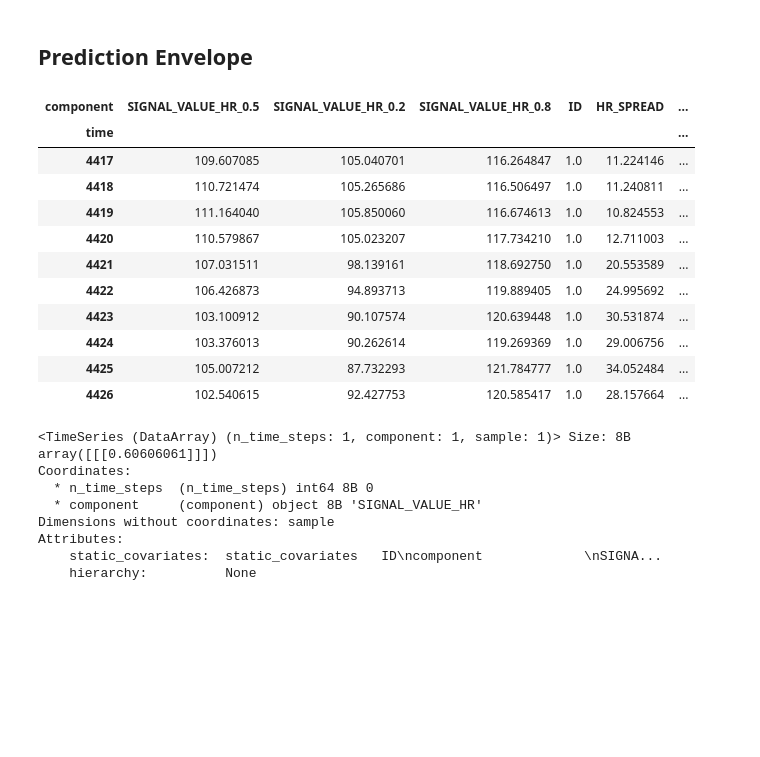
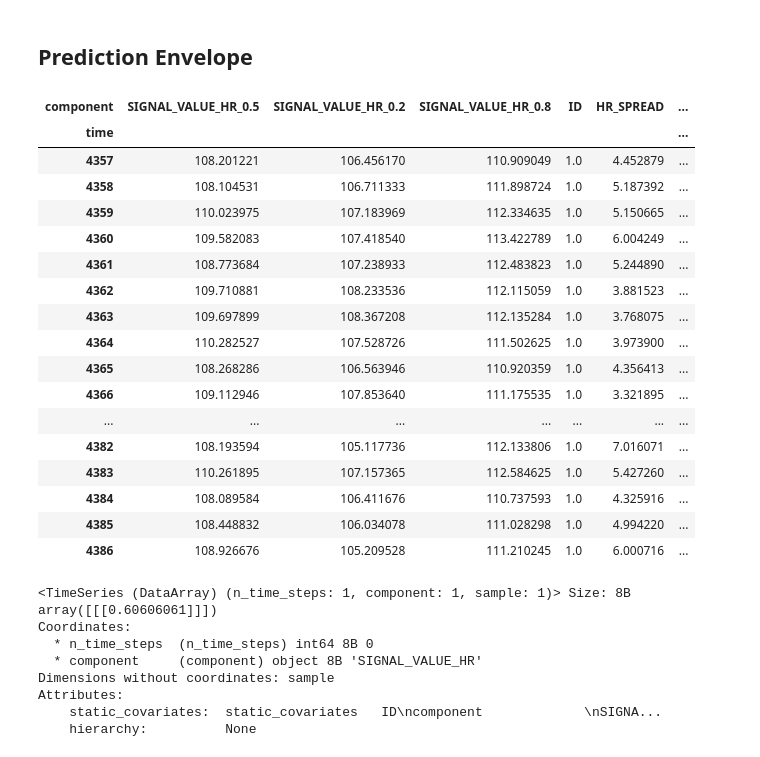
Before and after one commit to dknapp17/ts-dl, a Jupyter notebook: heart-rate-prediction.ipynb, the cells around one changed output. Saved outputs shown, nothing was run; the diff lists cells and outputs as text; code cells hidden in the pictures; blank space fills up the shorter version.

```diff
--- a/heart-rate-prediction.ipynb
+++ b/heart-rate-prediction.ipynb
@@ -1275,7 +1273,7 @@ from darts.utils.likelihood_models import QuantileRegression
 # %% [markdown]
 #### Darts Implementation
 # %%
-ts_dl_sample = [ts for ts in ts_tf]
+ts_dl_sample = [ts for ts in ts_tf[:20]]
 
 train, val, test = [], [], []
 for ts in ts_dl_sample:
@@ -1574,36 +1573,42 @@ hfcs['TFM'][0]['SIGNAL_VALUE_HR'].plot()
 # %%
 # spread of HR
 hfcs_tfm_spreads = [ts.quantiles_df([.5,.2,.8])[['SIGNAL_VALUE_HR_0.5',
                                                  'SIGNAL_VALUE_HR_0.2',
                                                  'SIGNAL_VALUE_HR_0.8',
                                                  ]].assign(ID=ts.static_covariates['ID'][0]) for ts in hfcs['TFM']]
 hfcs_tfm_spreads
 hfcs_tfm_spread = pd.concat(hfcs_tfm_spreads)
 hfcs_tfm_spread['HR_SPREAD'] = hfcs_tfm_spread['SIGNAL_VALUE_HR_0.8'] -  hfcs_tfm_spread['SIGNAL_VALUE_HR_0.2']
 hfcs_tfm_spread['HR_SPREAD_PERCENTILE'] = hfcs_tfm_spread['HR_SPREAD'].rank(pct=True)
 
 
 concern_threshold = .99
 hfcs_tfm_spread['concern_indicator'] =  (hfcs_tfm_spread['HR_SPREAD_PERCENTILE'] > concern_threshold).astype(int)
 hfcs_tfm_spread['rolling_concern_indicator'] = (
     hfcs_tfm_spread['concern_indicator']
     .groupby((hfcs_tfm_spread['concern_indicator'] != 1).cumsum())  # Create groups for consecutive 1s
     .cumcount()                               # Count within each group
 ) * hfcs_tfm_spread['concern_indicator']  # Reset count to 0 for 0s
-hfcs_tfm_spread[80:90]
+hfcs_tfm_spread[60:90]
 # %% [output]
 | component | SIGNAL_VALUE_HR_0.5 | SIGNAL_VALUE_HR_0.2 | SIGNAL_VALUE_HR_0.8 | ID | HR_SPREAD | ... |
 | time |  |  |  |  |  | ... |
-| 4417 | 109.607085 | 105.040701 | 116.264847 | 1.0 | 11.224146 | ... |
-| 4418 | 110.721474 | 105.265686 | 116.506497 | 1.0 | 11.240811 | ... |
-| 4419 | 111.164040 | 105.850060 | 116.674613 | 1.0 | 10.824553 | ... |
-| 4420 | 110.579867 | 105.023207 | 117.734210 | 1.0 | 12.711003 | ... |
-| 4421 | 107.031511 | 98.139161 | 118.692750 | 1.0 | 20.553589 | ... |
-| 4422 | 106.426873 | 94.893713 | 119.889405 | 1.0 | 24.995692 | ... |
-| 4423 | 103.100912 | 90.107574 | 120.639448 | 1.0 | 30.531874 | ... |
-| 4424 | 103.376013 | 90.262614 | 119.269369 | 1.0 | 29.006756 | ... |
-| 4425 | 105.007212 | 87.732293 | 121.784777 | 1.0 | 34.052484 | ... |
-| 4426 | 102.540615 | 92.427753 | 120.585417 | 1.0 | 28.157664 | ... |
+| 4357 | 108.201221 | 106.456170 | 110.909049 | 1.0 | 4.452879 | ... |
+| 4358 | 108.104531 | 106.711333 | 111.898724 | 1.0 | 5.187392 | ... |
+| 4359 | 110.023975 | 107.183969 | 112.334635 | 1.0 | 5.150665 | ... |
+| 4360 | 109.582083 | 107.418540 | 113.422789 | 1.0 | 6.004249 | ... |
+| 4361 | 108.773684 | 107.238933 | 112.483823 | 1.0 | 5.244890 | ... |
+| 4362 | 109.710881 | 108.233536 | 112.115059 | 1.0 | 3.881523 | ... |
+| 4363 | 109.697899 | 108.367208 | 112.135284 | 1.0 | 3.768075 | ... |
+| 4364 | 110.282527 | 107.528726 | 111.502625 | 1.0 | 3.973900 | ... |
+| 4365 | 108.268286 | 106.563946 | 110.920359 | 1.0 | 4.356413 | ... |
+| 4366 | 109.112946 | 107.853640 | 111.175535 | 1.0 | 3.321895 | ... |
+| ... | ... | ... | ... | ... | ... | ... |
+| 4382 | 108.193594 | 105.117736 | 112.133806 | 1.0 | 7.016071 | ... |
+| 4383 | 110.261895 | 107.157365 | 112.584625 | 1.0 | 5.427260 | ... |
+| 4384 | 108.089584 | 106.411676 | 110.737593 | 1.0 | 4.325916 | ... |
+| 4385 | 108.448832 | 106.034078 | 111.028298 | 1.0 | 4.994220 | ... |
+| 4386 | 108.926676 | 105.209528 | 111.210245 | 1.0 | 6.000716 | ... |
 # %%
 train[0]['SIGNAL_VALUE_HR'].median(axis=0)
 # %% [output]
```
Also changed, not shown: parts of 18 cells of this notebook.
